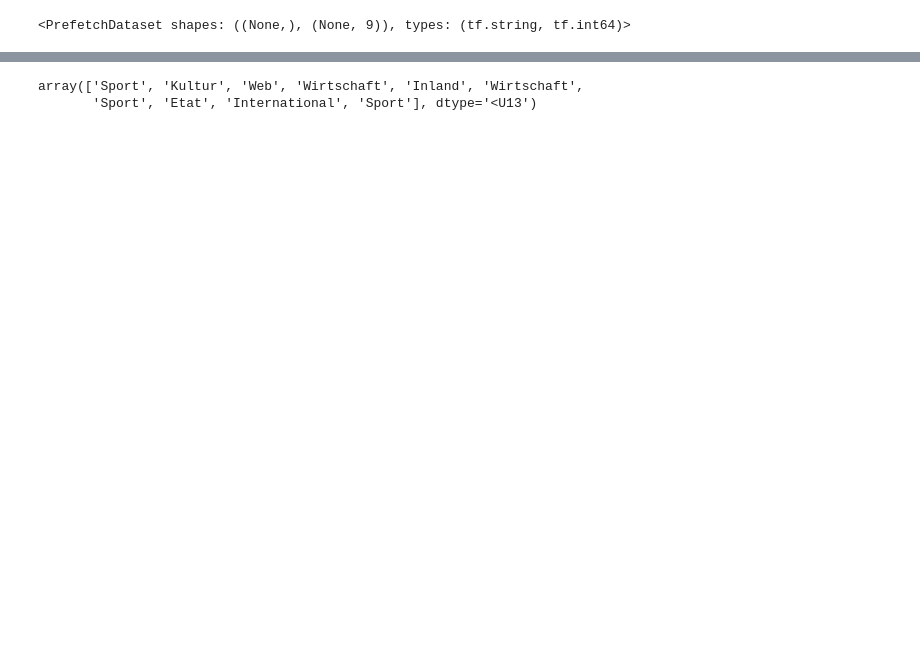
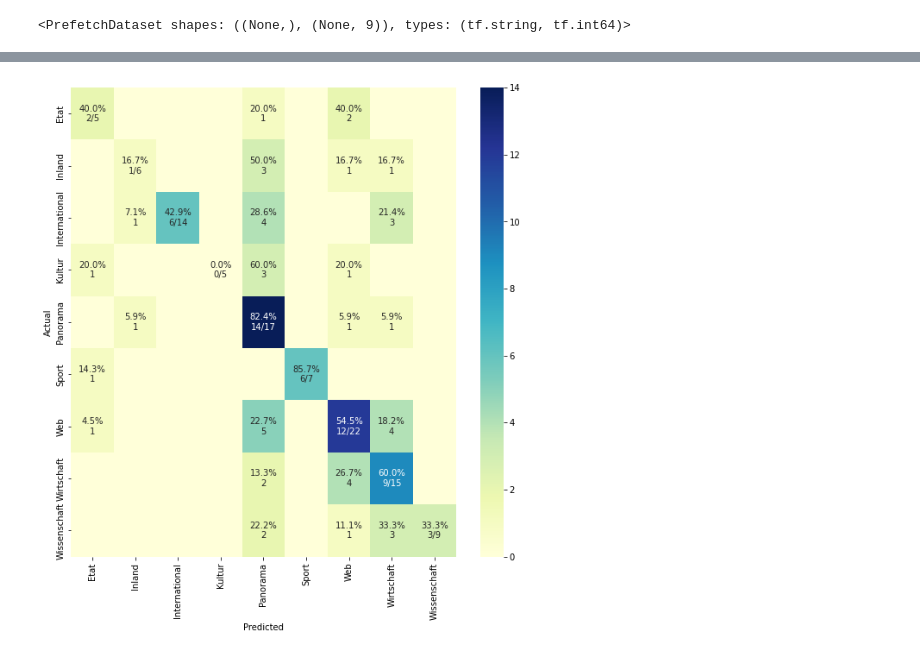
Before and after one commit to raffaelschmid/nlp-topic-classification-german, a Jupyter notebook: notebook/modeling/03_cnn.ipynb, the cells around one changed output, grey strips where cells are left out. Drawn from its saved outputs; the diff is of its cells as text; code cells hidden in the pictures; blank space fills up the shorter version.

Commit message:
confusion matrix

```diff
--- a/notebook/modeling/03_cnn.ipynb
+++ b/notebook/modeling/03_cnn.ipynb
@@ -254,8 +254,8 @@ plot_history(history)
-# %%
-prediction = model.predict(x_train[0:10])
-label_binarizer.inverse_transform(prediction)
-
-y_train[]
-# %% [output]
-array(['Sport', 'Kultur', 'Web', 'Wirtschaft', 'Inland', 'Wirtschaft',
-       'Sport', 'Etat', 'International', 'Sport'], dtype='<U13')
+# %%
+y_predict = label_binarizer.inverse_transform(model.predict(x_test[0:100]))
+
+
+from reporting.evaluation import plot_confusion_matrix
+plot_confusion_matrix(y_test[0:100], y_predict)
+# %% [output]
+[figure, added]
```
Also changed, not shown: parts of 3 cells of this notebook, 2 other files.
